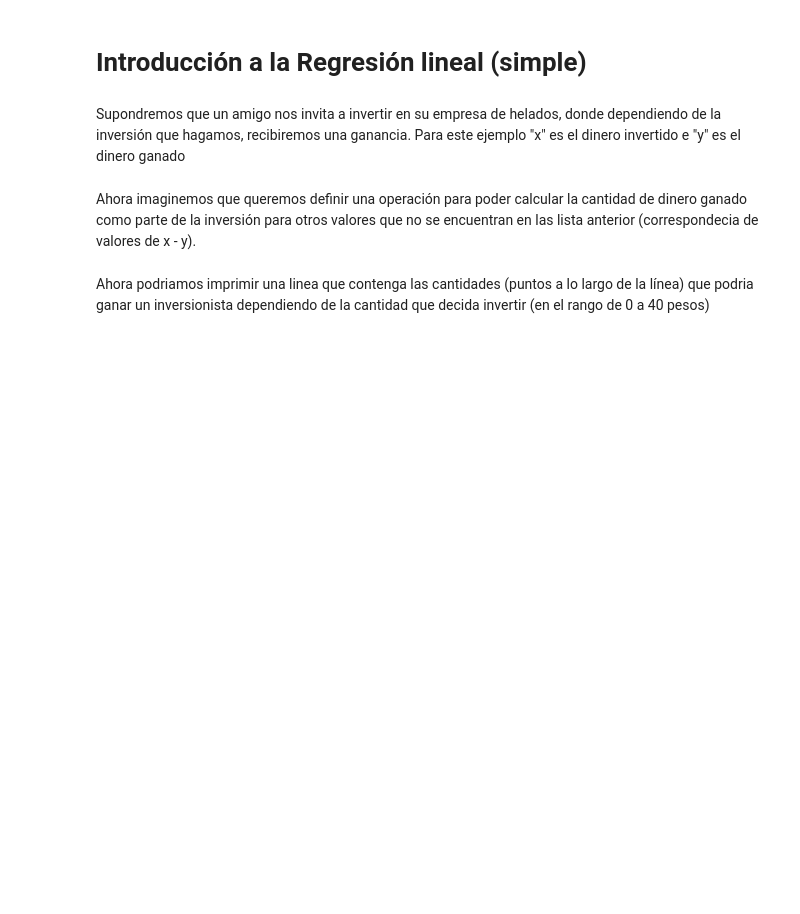
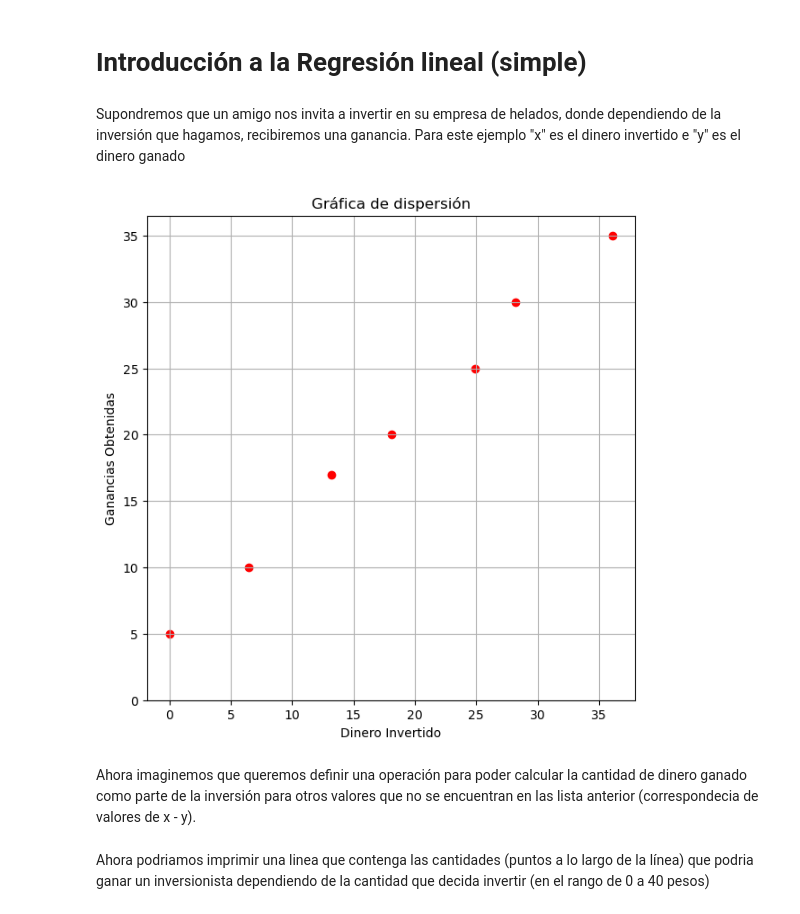
Before and after one commit to pprezp/DSRN_UAEMEX, a Jupyter notebook: Modulo_02/Tema4/Notebooks/Introduccion_RegresionLineal.ipynb, the cells around one changed output. Saved outputs shown, nothing was run; the diff lists cells and outputs as text; code cells hidden in the pictures; blank space fills up the shorter version.

```diff
--- a/Modulo_02/Tema4/Notebooks/Introduccion_RegresionLineal.ipynb
+++ b/Modulo_02/Tema4/Notebooks/Introduccion_RegresionLineal.ipynb
@@ -5,10 +7,19 @@ import matplotlib.pyplot as plt
 # %% [markdown]
  Supondremos que un amigo nos invita a invertir en su empresa de helados, donde dependiendo de la inversión que hagamos, recibiremos una ganancia. Para este ejemplo "x" es el dinero invertido e "y" es el dinero ganado
 # %%
-x = np.array([])
-y = np.array([])
+x = np.array( [ 0, 6.5, 13.2, 18.1, 24.9, 28.2, 36.1 ] )
+y = np.array( [ 5, 10, 17, 20, 25, 30, 35 ] )
 # %%
-plt.figure()
+plt.figure( figsize = [ 7, 7 ] )
+plt.scatter( x, y, c='red')
+plt.ylim( bottom = 0 )
+plt.title("Gráfica de dispersión")
+plt.xlabel("Dinero Invertido")
+plt.ylabel("Ganancias Obtenidas")
+plt.grid(True)
+plt.show()
+# %% [output]
+[figure, added]
 # %% [markdown]
 Ahora imaginemos que queremos definir una operación para poder calcular la cantidad de dinero ganado como parte de la inversión para otros valores que no se encuentran en las lista anterior (correspondecia de valores de x - y).
 # %%
```
Also changed, not shown: parts of 10 cells of this notebook, 1 other file.
